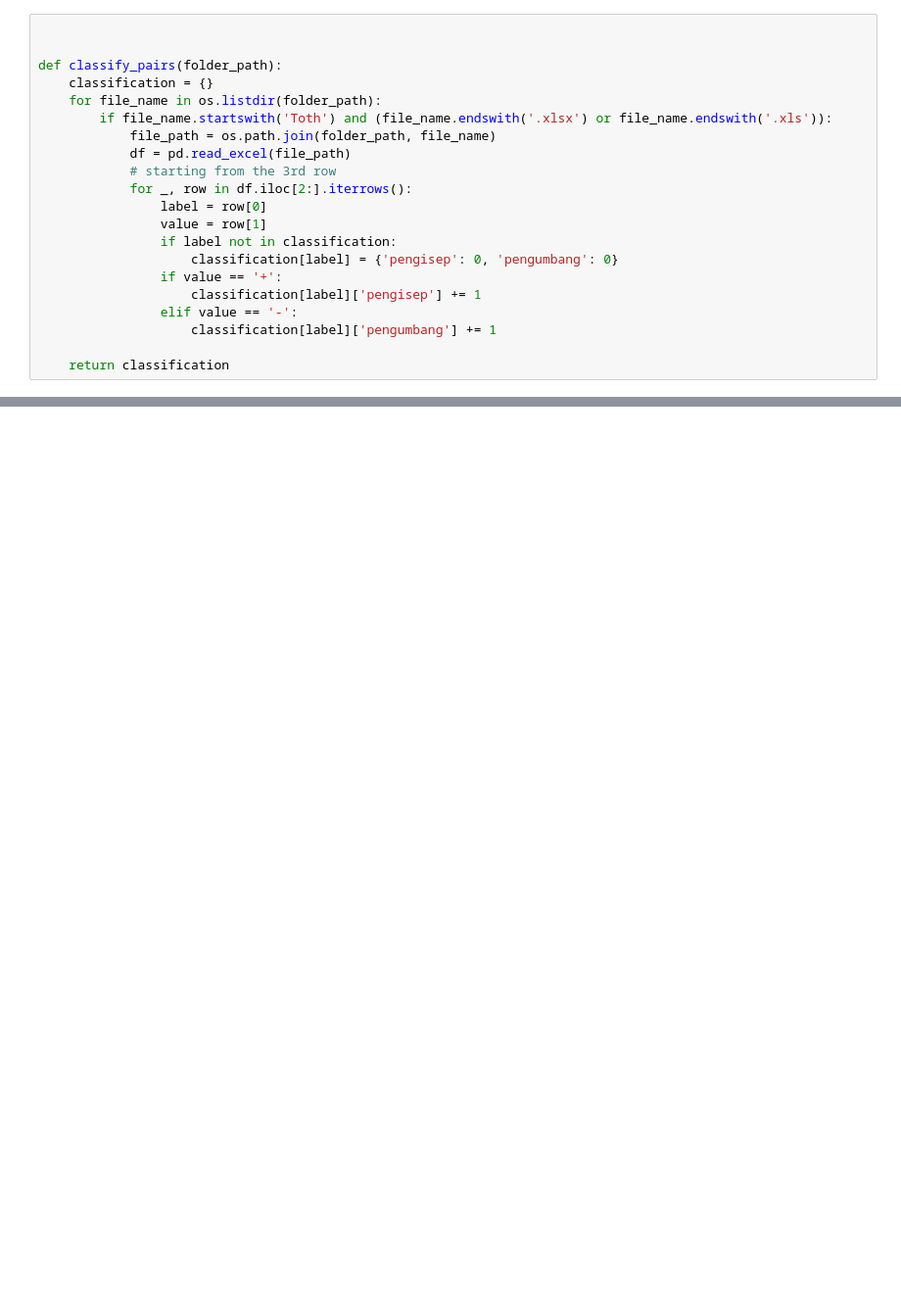
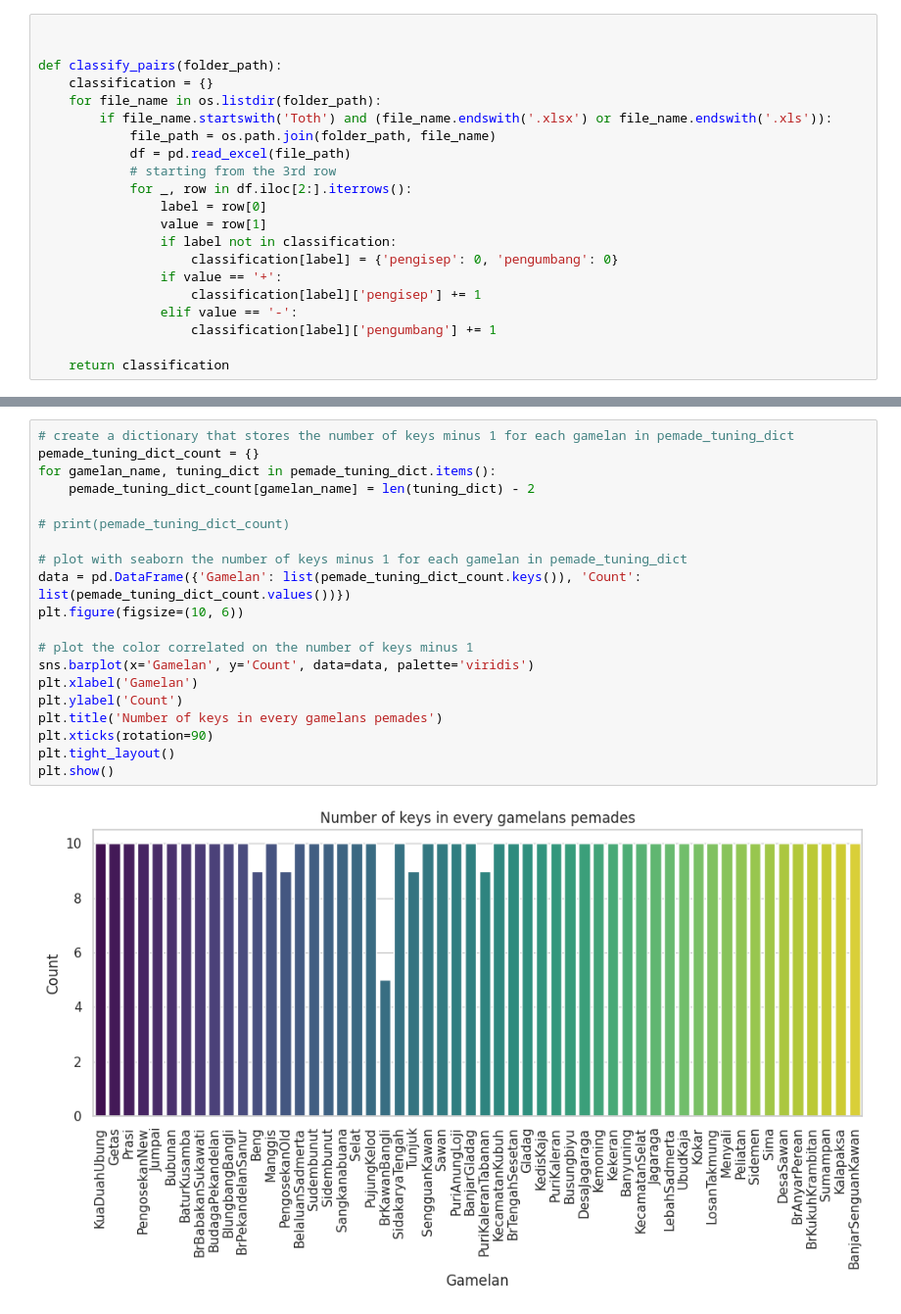
Before and after one commit to Masetto96/mir-gamelan, a Jupyter notebook: lluis.ipynb, the cells around one changed output, grey strips where cells are left out. Shown: that part at 98% size. Saved outputs shown, nothing was run; the diff lists cells and outputs as text; blank space fills up the shorter version.

```diff
--- a/lluis.ipynb
+++ b/lluis.ipynb
@@ -198,0 +136,22 @@ print(result_dict)
+# %%
+# create a dictionary that stores the number of keys minus 1 for each gamelan in pemade_tuning_dict
+pemade_tuning_dict_count = {}
+for gamelan_name, tuning_dict in pemade_tuning_dict.items():
+    pemade_tuning_dict_count[gamelan_name] = len(tuning_dict) - 2
+
+# print(pemade_tuning_dict_count)
+
+# plot with seaborn the number of keys minus 1 for each gamelan in pemade_tuning_dict
+data = pd.DataFrame({'Gamelan': list(pemade_tuning_dict_count.keys()), 'Count': list(pemade_tuning_dict_count.values())})
+plt.figure(figsize=(10, 6))
+
+# plot the color correlated on the number of keys minus 1
+sns.barplot(x='Gamelan', y='Count', data=data, palette='viridis')
+plt.xlabel('Gamelan')
+plt.ylabel('Count')
+plt.title('Number of keys in every gamelans pemades')
+plt.xticks(rotation=90)
+plt.tight_layout()
+plt.show()
+# %% [output]
+[figure, added]
```
Also changed, not shown: parts of 20 cells of this notebook.
